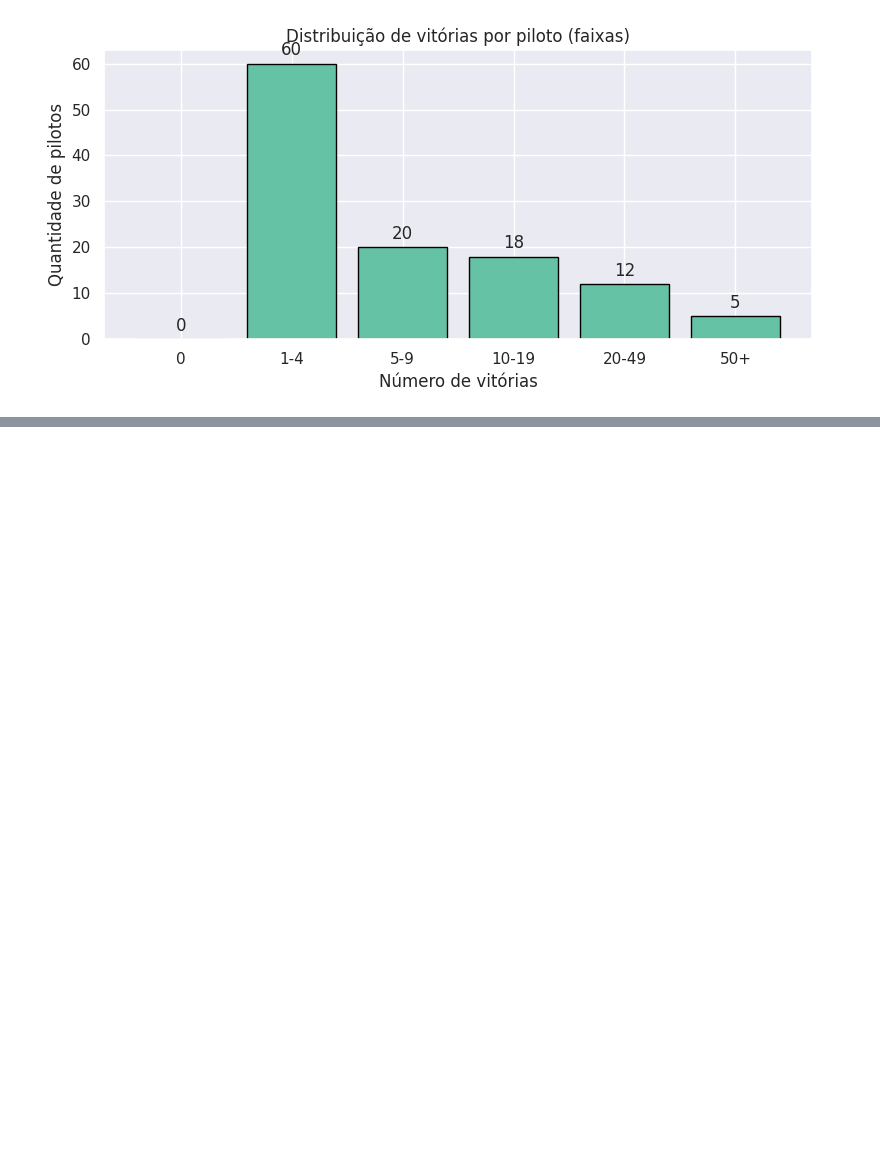
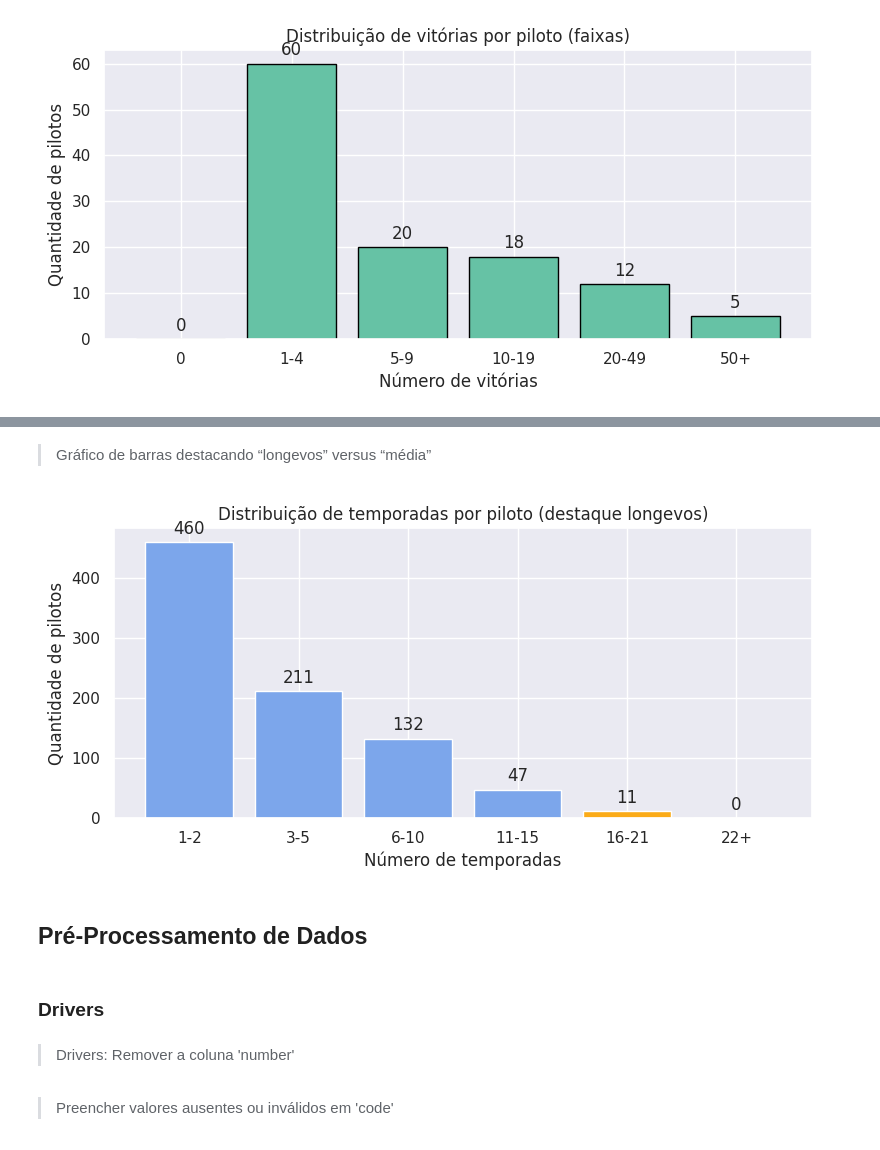
Before and after one commit to sauloverissimo/analise_de_dados_puc, a Jupyter notebook: MVP_analise_de_dados_puc.ipynb, the cells around one changed output, grey strips where cells are left out. Drawn from its saved outputs; the diff is of its cells as text; code cells hidden in the pictures; blank space fills up the shorter version.

```diff
--- a/MVP_analise_de_dados_puc.ipynb
+++ b/MVP_analise_de_dados_puc.ipynb
@@ -443,0 +524,38 @@ plt.show()
+# %% [markdown]
+> Gráfico de barras destacando “longevos” versus “média”
+# %%
+# Define faixas
+faixas = [0, 2, 5, 10, 15, 21, 40]
+labels = ['1-2', '3-5', '6-10', '11-15', '16-21', '22+']
+tempos_cat = pd.cut(tempos_por_piloto, bins=faixas, labels=labels, right=True, include_lowest=True)
+contagem_faixas = tempos_cat.value_counts().sort_index()
+
+# Cores: destaque para a última faixa
+cores = ['#7ca6eb'] * (len(labels)-2) + ['#fbab18', '#e75223']
+
+plt.figure(figsize=(8,4))
+bars = plt.bar(labels, contagem_faixas.values, color=cores)
+
+# Rótulos de dados
+for bar in bars:
+    height = bar.get_height()
+    plt.annotate(f'{int(height)}',
+                 xy=(bar.get_x() + bar.get_width()/2, height),
+                 xytext=(0, 3),
+                 textcoords="offset points",
+                 ha='center', va='bottom')
+
+plt.title('Distribuição de temporadas por piloto (destaque longevos)')
+plt.xlabel('Número de temporadas')
+plt.ylabel('Quantidade de pilotos')
+plt.tight_layout()
+plt.show()
+# %% [output]
+[figure, added]
+# %% [markdown]
+## Pré-Processamento de Dados
+# %% [markdown]
+### Drivers
+# %% [markdown]
+> Drivers:
+> Remover a coluna 'number'
@@ -443,0 +564,2 @@ plt.show()
+# %% [markdown]
+> Preencher valores ausentes ou inválidos em 'code'
```
Also changed, not shown: parts of 35 cells of this notebook.
